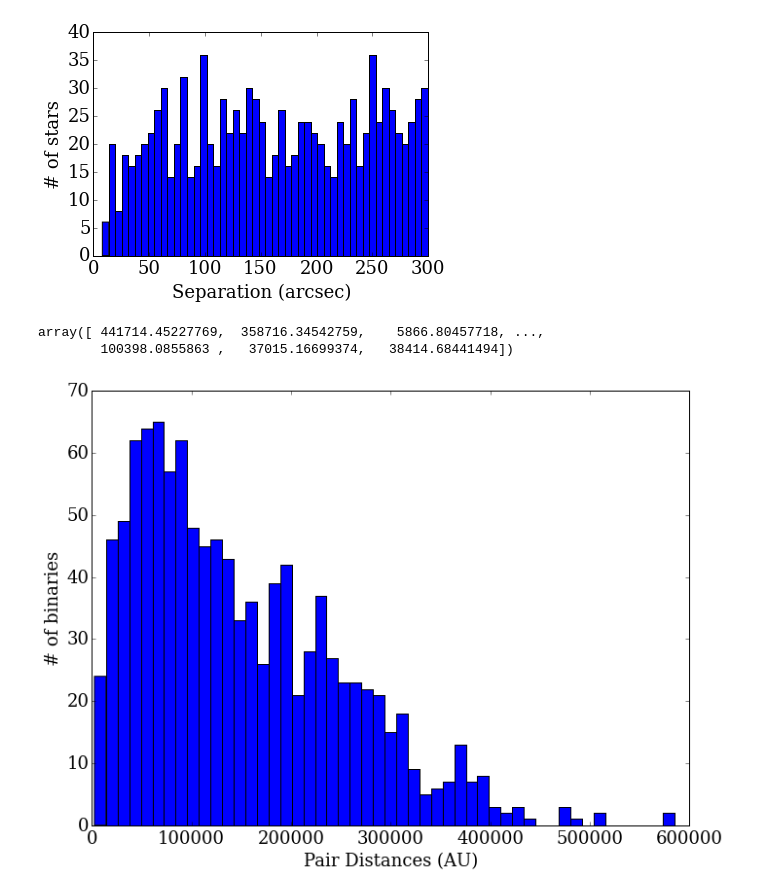
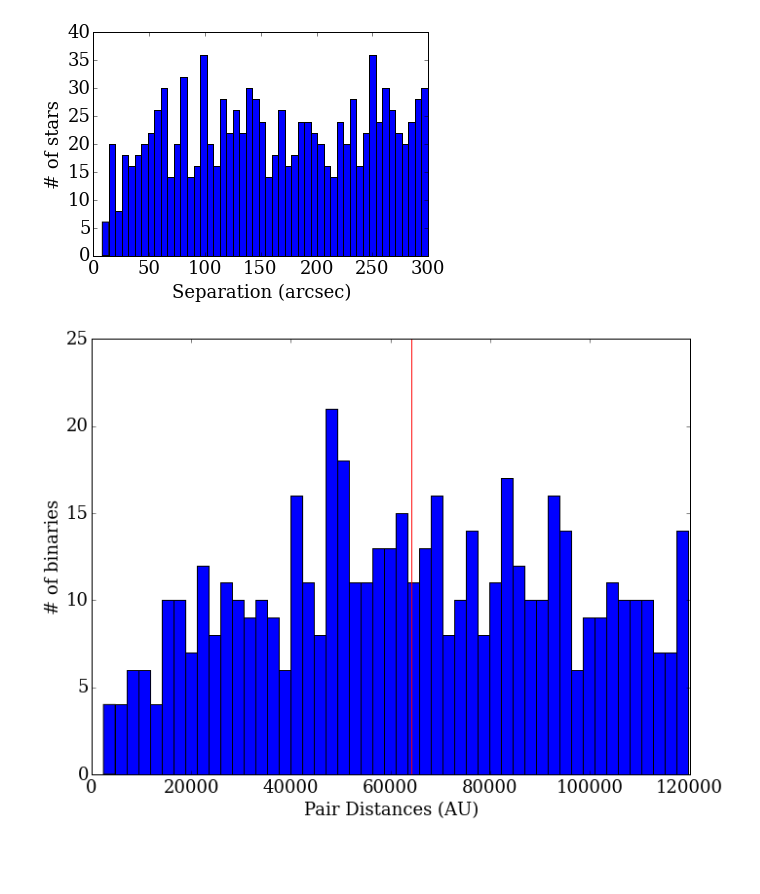
Before and after one commit to jradavenport/WideBinaryProject, a Jupyter notebook: WideBinarySearch.ipynb, the cells around one changed output. Saved outputs shown, nothing was run; the diff lists cells and outputs as text; code cells hidden in the pictures; blank space fills up the shorter version.

```diff
--- a/WideBinarySearch.ipynb
+++ b/WideBinarySearch.ipynb
@@ -101,0 +108,4 @@ plt.yscale('log')
+# %%
+AU_dist = Pair_Dist/3600.*np.pi/180. * Photo_Dist * 206265.
+AU_cut = np.where(AU_dist < 120000)
+print(np.mean(AU_dist[AU_cut]))
@@ -168,20 +264,15 @@ plt.ylabel('# of stars')
 plt.savefig('Pair Distances', dpi = 300)
 # %% [output]
 [figure]
-# %%
-AU_dist = Pair_Dist/3600.*np.pi/180. * Photo_Dist * 206265.
-AU_dist
-# %% [output]
-array([ 441714.45227769,  358716.34542759,    5866.80457718, ...,
-        100398.0855863 ,   37015.16699374,   38414.68441494])
 # %%
 plt.figure(figsize=(11,8))
-plt.hist((AU_dist), bins = 50)
+plt.hist((AU_dist[AU_cut]), bins = 50)
+plt.plot([64088.9,64088.9],[0,25],'r')
 plt.xlabel('Pair Distances (AU)')
 plt.ylabel('# of binaries')
 plt.savefig('AU_pairdist', dpi = 1000)
 # %% [output]
-[figure, old version]
+[figure, new version]
 # %%
 n = np.where((Lfl_Lbol[m][a]/Lfl_Lbol[m][b] > 0.80) & (Lfl_Lbol[m][a]/Lfl_Lbol[m][b] < 1.2))
 print(np.size(n))
```
Also changed, not shown: parts of 29 cells of this notebook.
